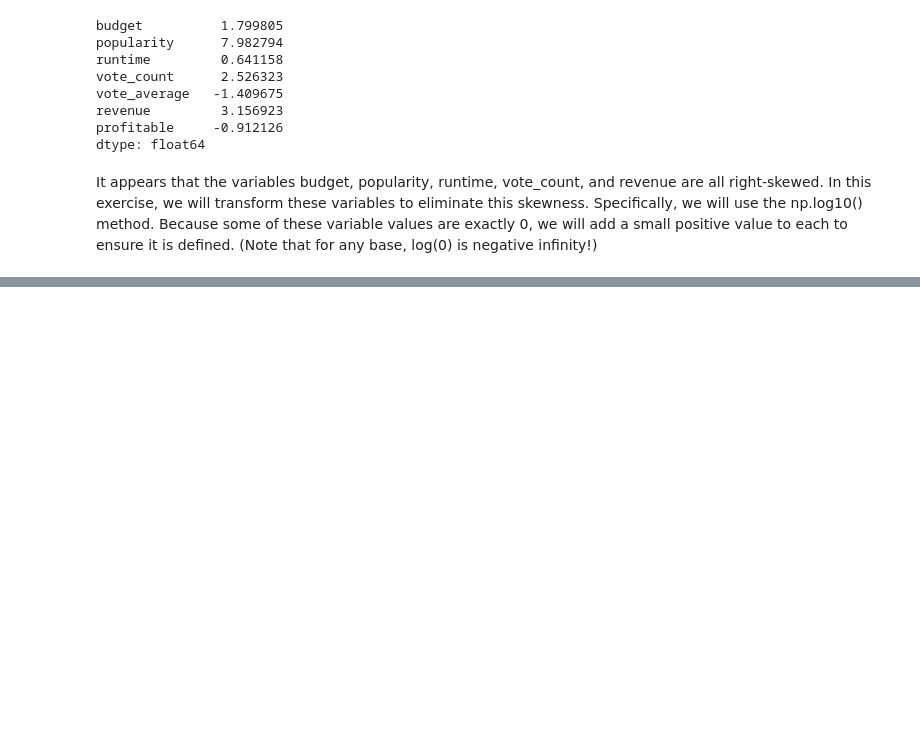
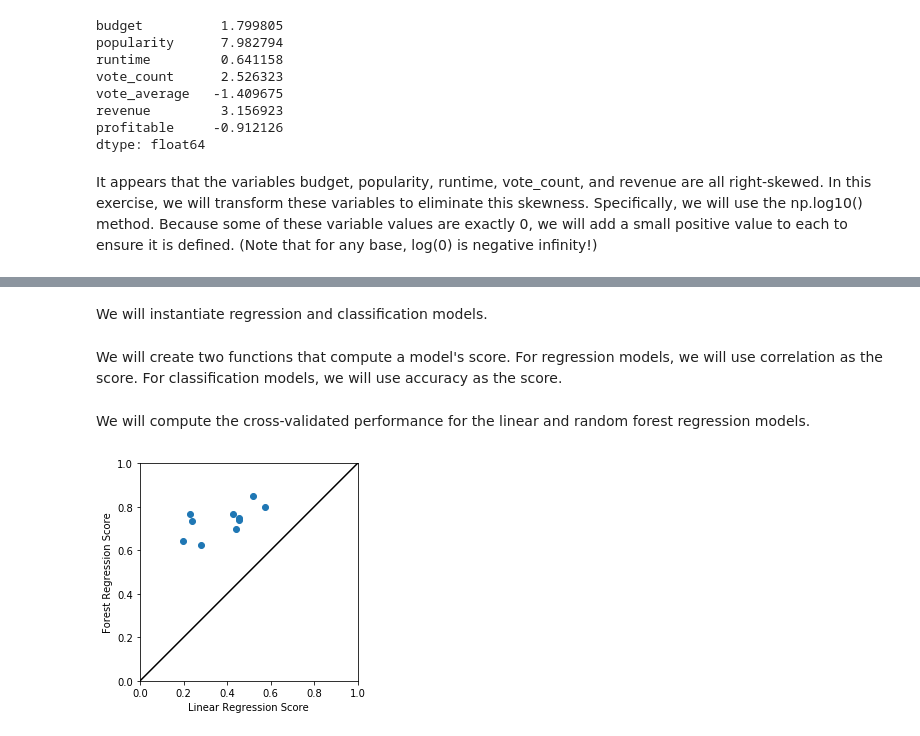
Before and after one commit to eman-1111/Python-for-Research, a Jupyter notebook: case9_TheMovieDatabaseTMDb/Movie Database.ipynb, the cells around one changed output, grey strips where cells are left out. Saved outputs shown, nothing was run; the diff lists cells and outputs as text; code cells hidden in the pictures; blank space fills up the shorter version.

Commit message:
add add case9_TheMovieDatabaseTMDb part 2

```diff
--- a/case9_TheMovieDatabaseTMDb/Movie Database.ipynb
+++ b/case9_TheMovieDatabaseTMDb/Movie Database.ipynb
@@ -133,0 +138,46 @@ df.head()
+# %% [markdown]
+We will instantiate regression and classification models.
+# %%
+# Define all covariates and outcomes from `df`.
+regression_outcome = df[regression_target]
+classification_outcome = df[classification_target]
+all_covariates = ['budget', 'popularity', 'runtime', 'vote_count', 'vote_average', 'Action', 'Adventure', 'Fantasy', 'Science Fiction', 'Crime', 'Drama', 'Thriller', 'Animation', 'Family', 'Western', 'Comedy', 'Romance', 'Horror', 'Mystery', 'War', 'History', 'Music', 'Documentary', 'TV Movie', 'Foreign']
+covariates = df[all_covariates]
+
+# Instantiate all regression models and classifiers.
+linear_regression = LinearRegression()
+logistic_regression = LogisticRegression()
+forest_regression = RandomForestRegressor(max_depth=4,random_state=0)
+forest_classifier = RandomForestClassifier(max_depth=4,random_state=0)
+# %% [markdown]
+We will create two functions that compute a model's score. For regression models, we will use correlation as the score. For classification models, we will use accuracy as the score.
+# %%
+def correlation(estimator, X, y):
+    predictions = estimator.fit(X, y).predict(X)
+    return r2_score(y, predictions)
+
+def accuracy(estimator, X, y):
+    predictions = estimator.fit(X, y).predict(X)
+    return accuracy_score(y, predictions)
+# %% [markdown]
+We will compute the cross-validated performance for the linear and random forest regression models.
+# %%
+# Determine the cross-validated correlation for linear and random forest models.
+linear_regression_scores = cross_val_score(linear_regression, covariates, regression_outcome, cv=10, scoring=correlation)
+
+forest_regression_scores = cross_val_score(forest_regression, covariates, regression_outcome, cv=10, scoring=correlation)
+
+# Plot Results
+plt.axes().set_aspect('equal', 'box')
+plt.scatter(linear_regression_scores, forest_regression_scores)
+plt.plot((0, 1), (0, 1), 'k-')
+
+plt.xlim(0, 1)
+plt.ylim(0, 1)
+plt.xlabel("Linear Regression Score")
+plt.ylabel("Forest Regression Score")
+
+# Show the plot.
+plt.show()
+# %% [output]
+[figure, added]
```
Also changed, not shown: parts of 10 cells of this notebook.
